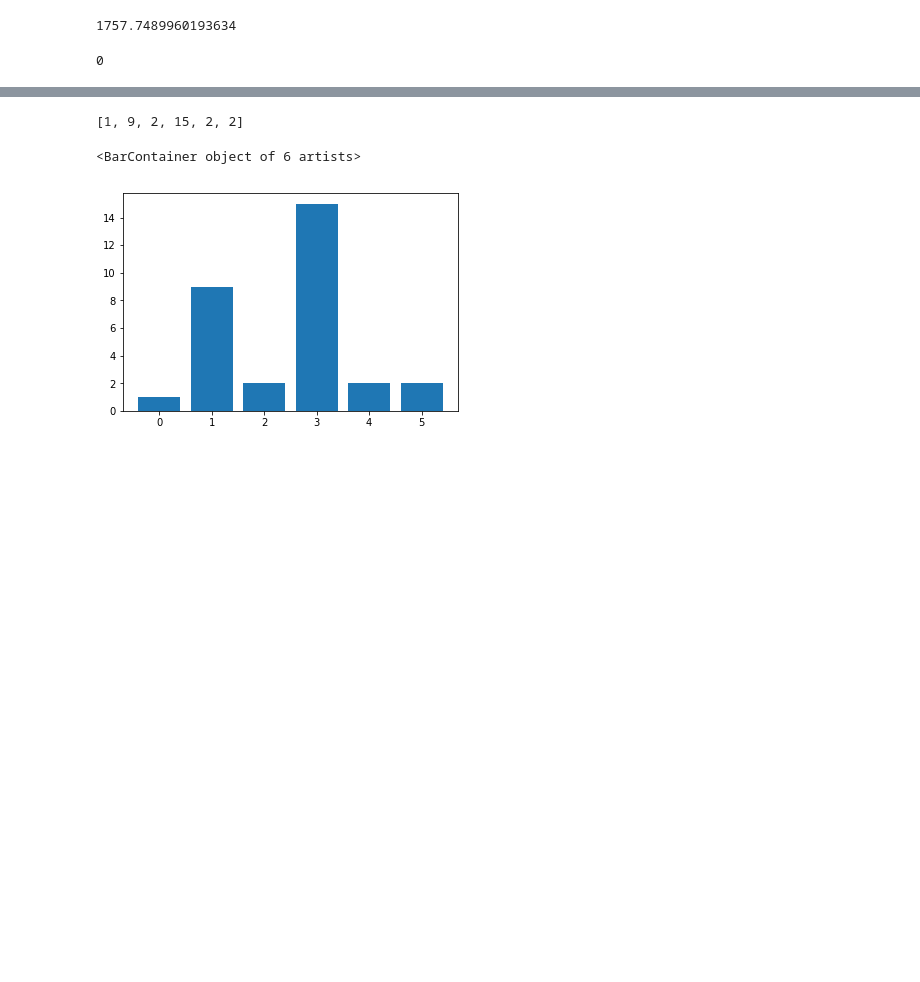
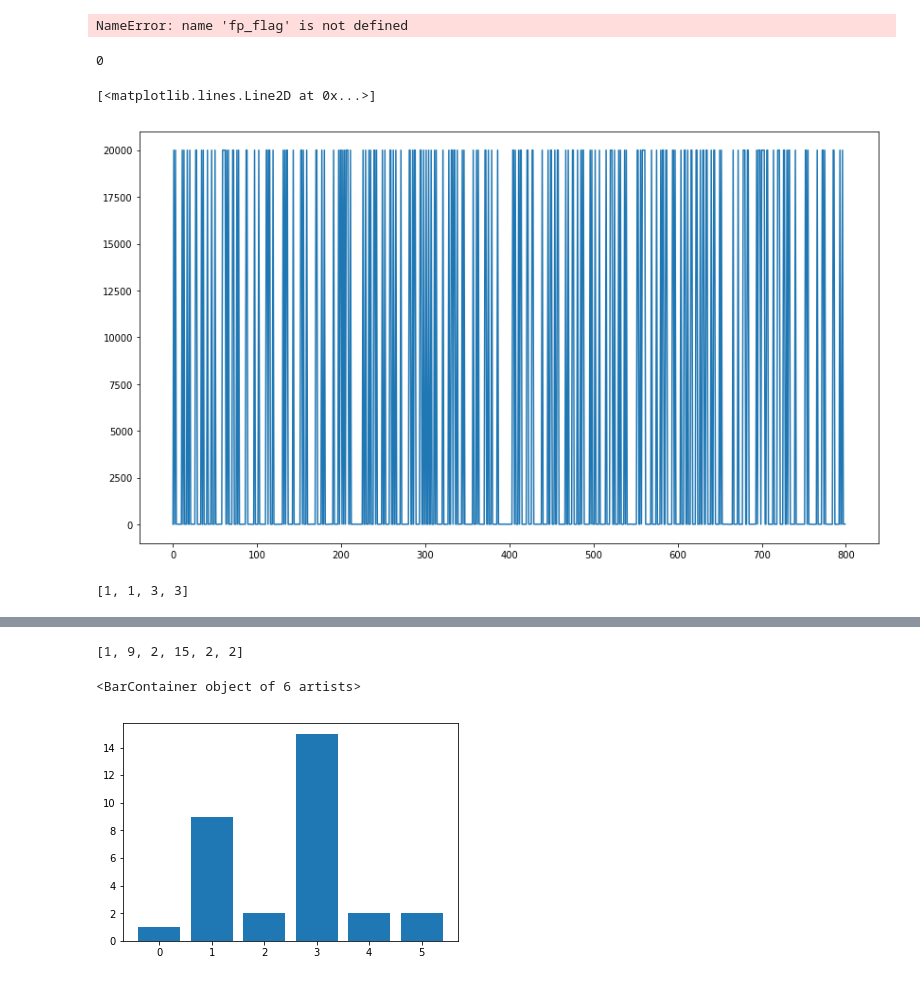
Before and after one commit to bhparijat/Solitaire, a Jupyter notebook: greedy_policy.ipynb, the cells around one changed output, grey strips where cells are left out. Drawn from its saved outputs; the diff is of its cells as text; code cells hidden in the pictures; blank space fills up the shorter version.

```diff
--- a/greedy_policy.ipynb
+++ b/greedy_policy.ipynb
@@ -66,7 +66,7 @@ actions_for_each_game = [0]*number_of_games
 iterations_used_per_game = [0]*number_of_games
 different_states_per_game = [0]*number_of_games
 
-def greedy_policy(en,action_number,tot,action_freq,actions,game):
+def greedy_policy(en,action_number,tot,action_freq,actions,game,fp_flag=False):
 
 #     if action_number >= tot:
 #         return False
@@ -75,7 +75,7 @@ def greedy_policy(en,action_number,tot,action_freq,actions,game):
 
         for action in range(6):
 
-            won,taken = en.step(action)
+            won,taken = en.step(action,fp_flag)
 
 
             if won == True:
@@ -114,8 +114,16 @@ for this_game in tq.tqdm(range(number_of_games)):
 
 print(time.time()-start)
 # %% [output]
-1757.7489960193634
+NameError: name 'fp_flag' is not defined
 # %%
 count
 # %% [output]
 0
+# %%
+action_count = [len(actions_matrix[i]) for i in range(number_of_games)]
+# %%
+plt.figure(figsize=(14,8))
+plt.plot(range(number_of_games),action_count)
+# %% [output]
+[<matplotlib.lines.Line2D at 0x...>]
+[figure, added]
@@ -122,3 +132,7 @@ count
+# %%
+actions_matrix[0]
+# %% [output]
+[1, 1, 3, 3]
 # %%
 it = pd.DataFrame(data = {"iterations":iterations_used_per_game})['iterations'].value_counts()
 # %%
```
Also changed, not shown: parts of 3 cells of this notebook, 1 other file.
